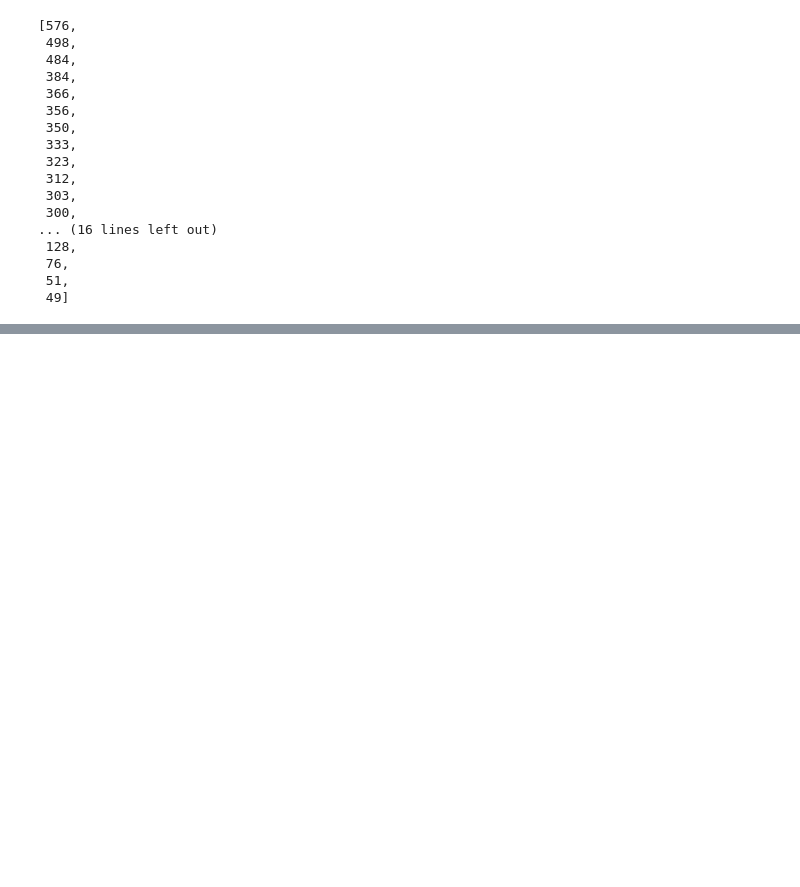
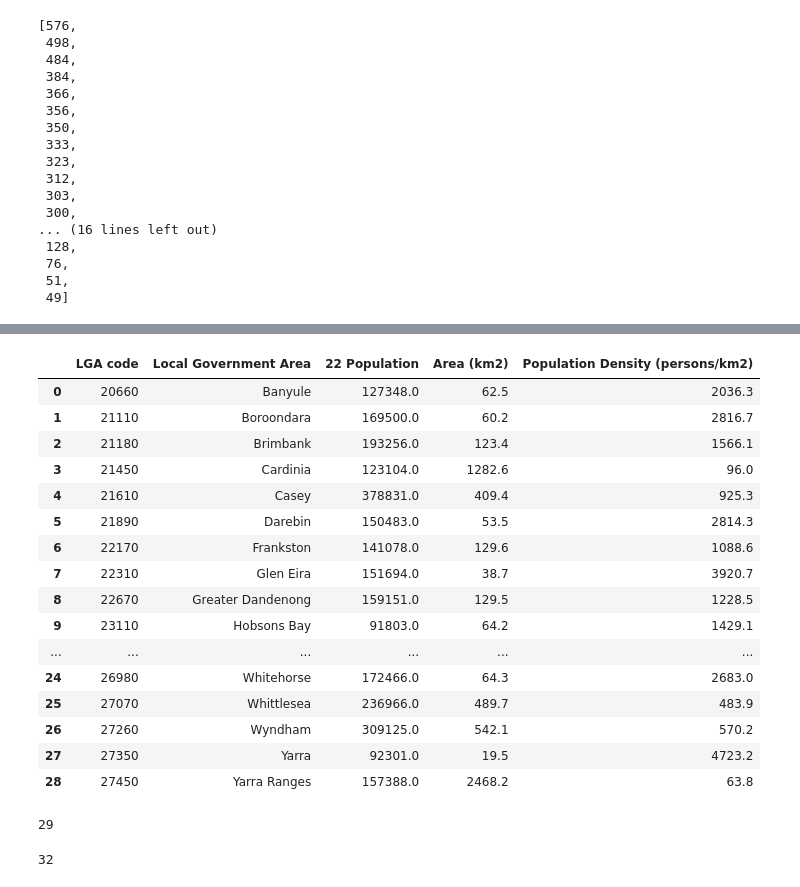
Before and after one commit to au-jr/Group-Project-1, a Jupyter notebook: john_working.ipynb, the cells around one changed output, grey strips where cells are left out. Drawn from its saved outputs; the diff is of its cells as text; code cells hidden in the pictures; blank space fills up the shorter version.

```diff
--- a/john_working.ipynb
+++ b/john_working.ipynb
@@ -129,0 +150,13 @@ lga_park_count_df
+# %%
+column_names = ['LGA code', 'Local Government Area', '22 Population', 'Area (km2)', 'Population Density (persons/km2)'
+            ]
+
+lga_information_path = pd.read_excel('data/LGA_ABS_data_21_22.xlsx',
+                                     sheet_name = 2,
+                                     header = 7,
+                                     names = column_names,
+                                     usecols = 'A,B,D,M,N',
+                                     skiprows = 1,
+                                     na_values = 0)
+lga_information = pd.DataFrame(lga_information_path)
+lga_information
@@ -129,0 +177,3 @@ lga_park_count_df
+# %%
+lga_information_cleaned = lga_information.dropna(how = 'any')
+lga_information_cleaned
@@ -129,0 +194,36 @@ lga_park_count_df
+# %%
+lga_filtered = lga_information_cleaned.loc[lga_information_cleaned['Local Government Area'].isin(lga_bucket)]
+lga_filtered = lga_filtered.reset_index(drop = True)
+lga_filtered
+# %% [output]
+|  | LGA code | Local Government Area | 22 Population | Area (km2) | Population Density (persons/km2) |
+| 0 | 20660 | Banyule | 127348.0 | 62.5 | 2036.3 |
+| 1 | 21110 | Boroondara | 169500.0 | 60.2 | 2816.7 |
+| 2 | 21180 | Brimbank | 193256.0 | 123.4 | 1566.1 |
+| 3 | 21450 | Cardinia | 123104.0 | 1282.6 | 96.0 |
+| 4 | 21610 | Casey | 378831.0 | 409.4 | 925.3 |
+| 5 | 21890 | Darebin | 150483.0 | 53.5 | 2814.3 |
+| 6 | 22170 | Frankston | 141078.0 | 129.6 | 1088.6 |
+| 7 | 22310 | Glen Eira | 151694.0 | 38.7 | 3920.7 |
+| 8 | 22670 | Greater Dandenong | 159151.0 | 129.5 | 1228.5 |
+| 9 | 23110 | Hobsons Bay | 91803.0 | 64.2 | 1429.1 |
+| ... | ... | ... | ... | ... | ... |
+| 24 | 26980 | Whitehorse | 172466.0 | 64.3 | 2683.0 |
+| 25 | 27070 | Whittlesea | 236966.0 | 489.7 | 483.9 |
+| 26 | 27260 | Wyndham | 309125.0 | 542.1 | 570.2 |
+| 27 | 27350 | Yarra | 92301.0 | 19.5 | 4723.2 |
+| 28 | 27450 | Yarra Ranges | 157388.0 | 2468.2 | 63.8 |
+# %%
+new_lga = []
+
+for name in lga_filtered['Local Government Area']:
+    new_lga.append(str(name))
+
+len(new_lga)
+# %% [output]
+29
+# %%
+sorted_lga_bucket = sorted(lga_bucket)
+len(sorted_lga_bucket)
+# %% [output]
+32
```
Also changed, not shown: parts of 6 cells of this notebook, 2 other files.
